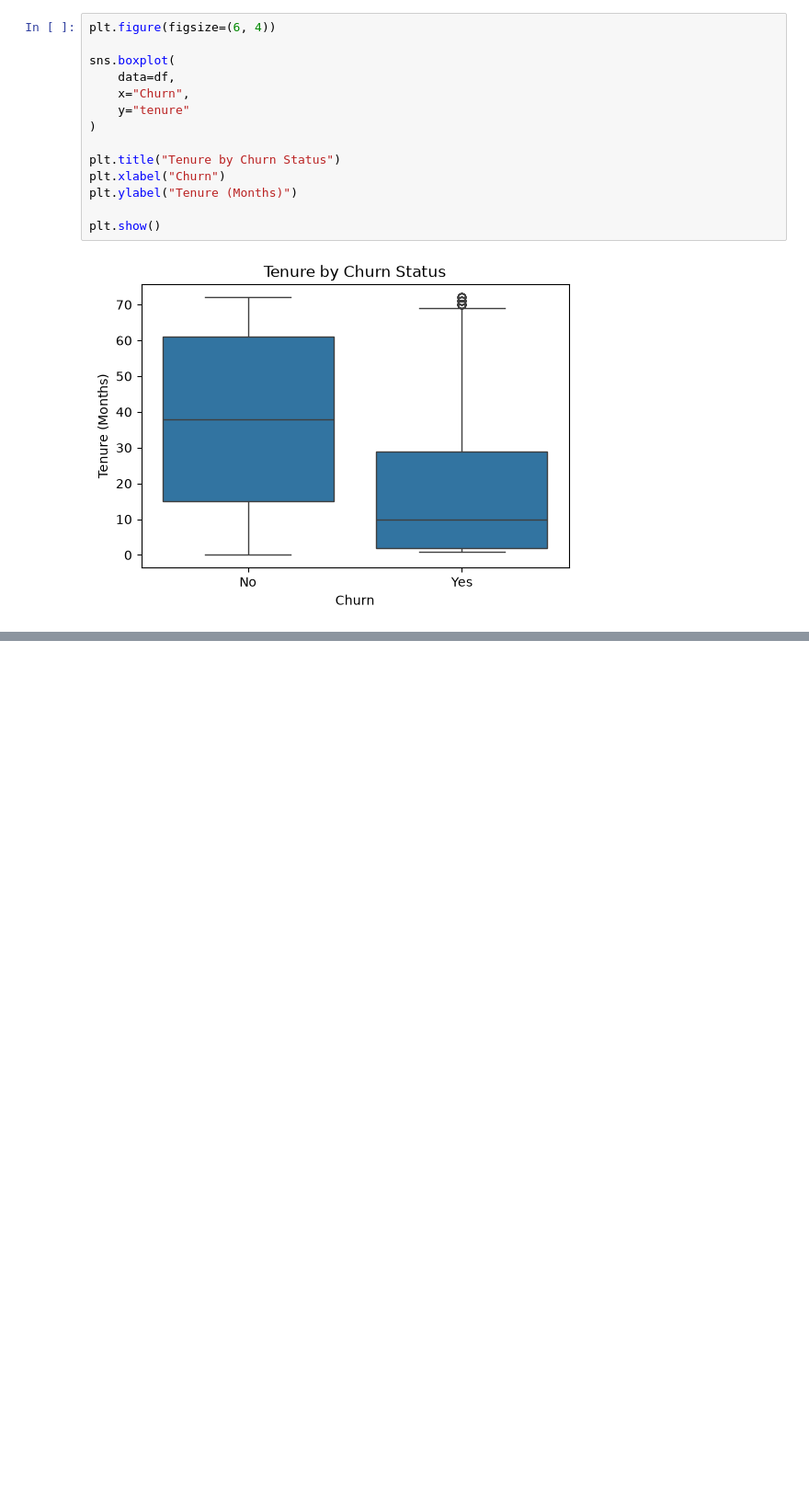
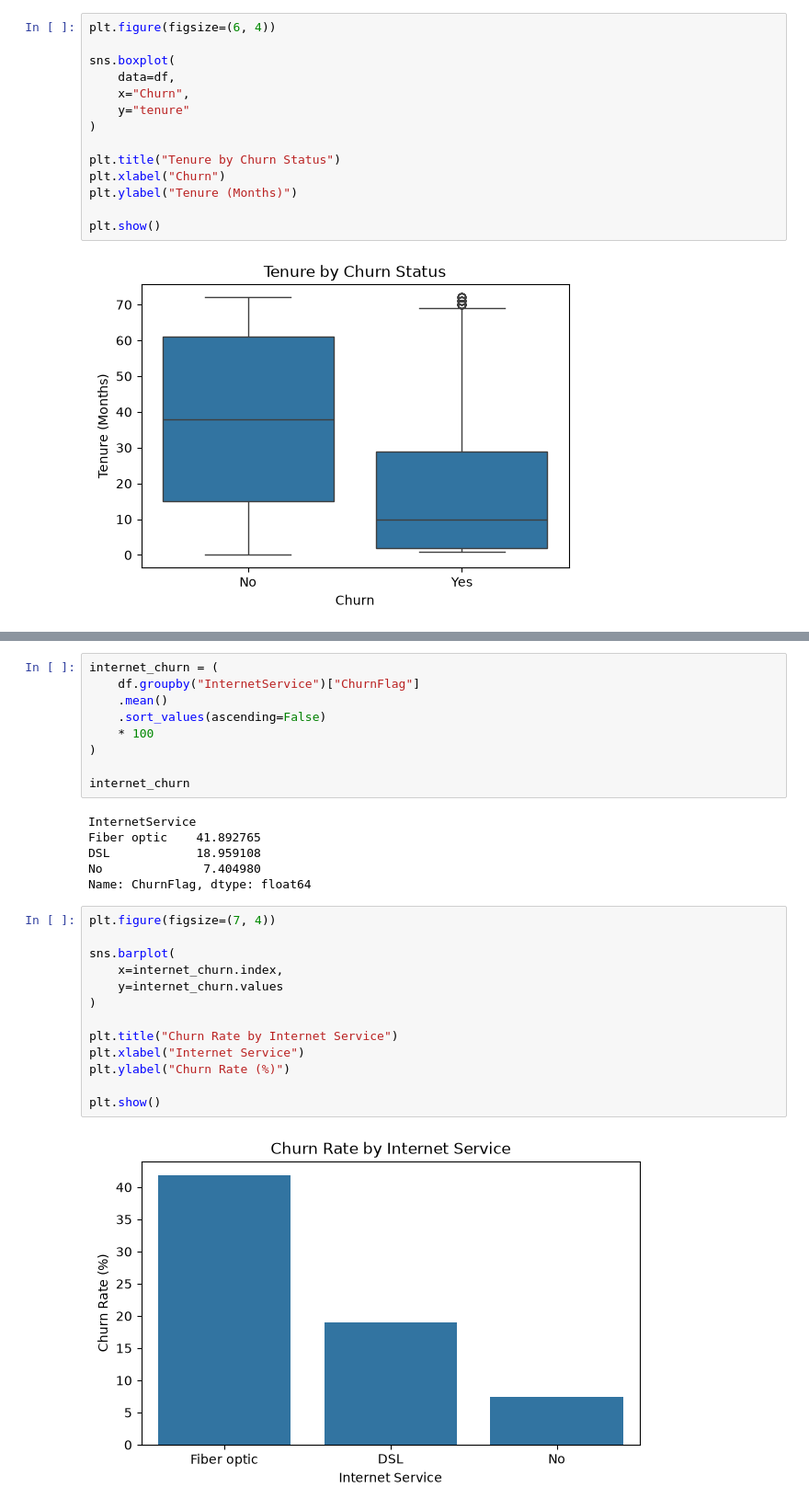
Before and after one commit to Lunasgogoi/customer-churn-analytics, a Jupyter notebook: notebooks/03_eda.ipynb, the cells around one changed output, grey strips where cells are left out. Shown at 92% size. Saved outputs shown, nothing was run; the diff lists cells and outputs as text; blank space fills up the shorter version.

```diff
--- a/notebooks/03_eda.ipynb
+++ b/notebooks/03_eda.ipynb
@@ -209,0 +316,30 @@ plt.show()
+# %%
+internet_churn = (
+    df.groupby("InternetService")["ChurnFlag"]
+    .mean()
+    .sort_values(ascending=False)
+    * 100
+)
+
+internet_churn
+# %% [output]
+InternetService
+Fiber optic    41.892765
+DSL            18.959108
+No              7.404980
+Name: ChurnFlag, dtype: float64
+# %%
+plt.figure(figsize=(7, 4))
+
+sns.barplot(
+    x=internet_churn.index,
+    y=internet_churn.values
+)
+
+plt.title("Churn Rate by Internet Service")
+plt.xlabel("Internet Service")
+plt.ylabel("Churn Rate (%)")
+
+plt.show()
+# %% [output]
+[figure, added]
```
Also changed, not shown: parts of 68 cells of this notebook.
